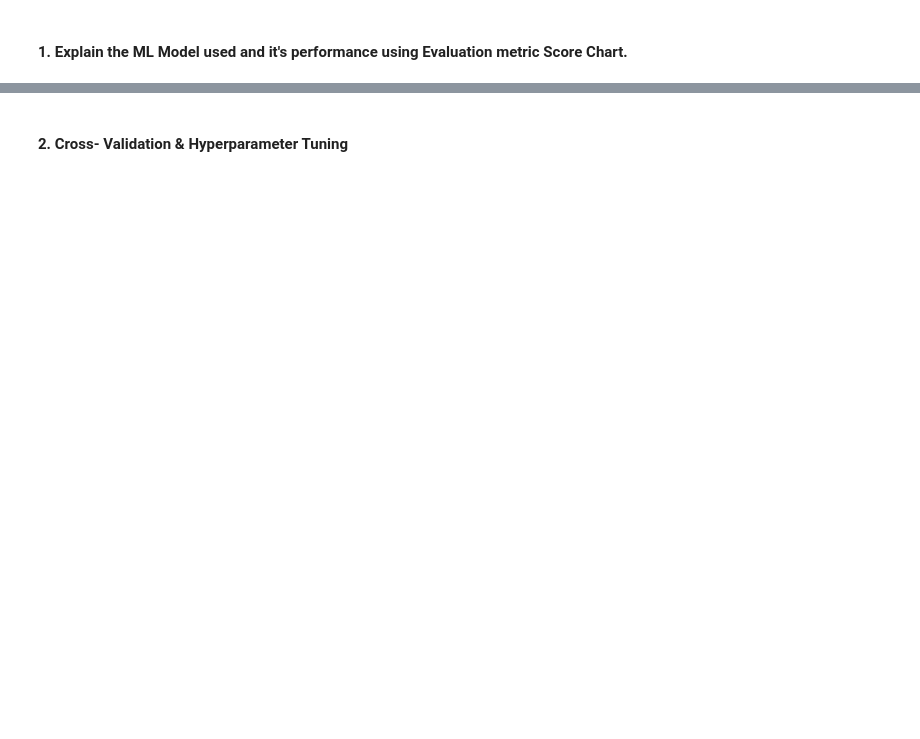
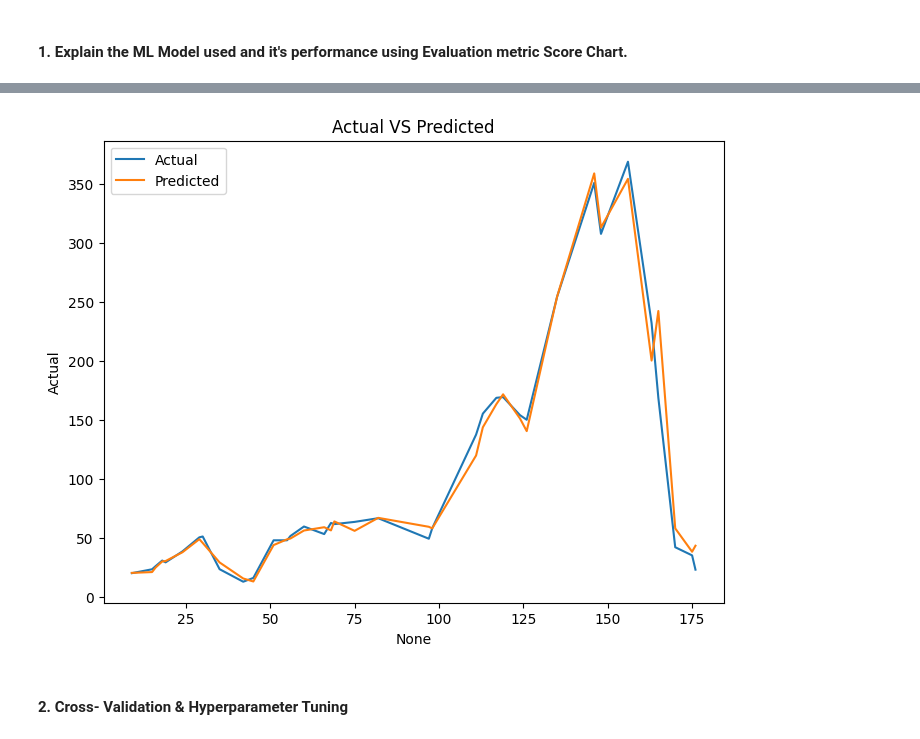
Before and after one commit to KushangShah/ML-Project-End-to-End-Machine-Learning., a Jupyter notebook: Yes_Bank_Stock_Closing_Price_Prediction.ipynb, the cells around one changed output, grey strips where cells are left out. Saved outputs shown, nothing was run; the diff lists cells and outputs as text; code cells hidden in the pictures; blank space fills up the shorter version.

```diff
--- a/Yes_Bank_Stock_Closing_Price_Prediction.ipynb
+++ b/Yes_Bank_Stock_Closing_Price_Prediction.ipynb
@@ -1198,0 +1264,4 @@ Skewness of Closing Prices: -0.956370552522332
+# %%
+# Actual data and predicted data
+pred_data=pd.DataFrame({'Actual':np.exp(y_test),'Predicted':np.exp(y_pred)})
+pred_data.head()
@@ -1232,2 +1349,12 @@ R-squared (R2) Score: nan
+# %%
+# Visulaizing actual vs predicted data
+plt.figure(figsize=(8, 6))
+sns.lineplot(x=pred_data.index, y='Actual', data=pred_data, label='Actual')
+sns.lineplot(x=pred_data.index, y='Predicted', data=pred_data, label='Predicted')
+plt.title('Actual VS Predicted')
+plt.legend()
+plt.show()
+# %% [output]
+[figure, added]
 # %% [markdown]
 #### 2. Cross- Validation & Hyperparameter Tuning
```
Also changed, not shown: parts of 17 cells of this notebook.
